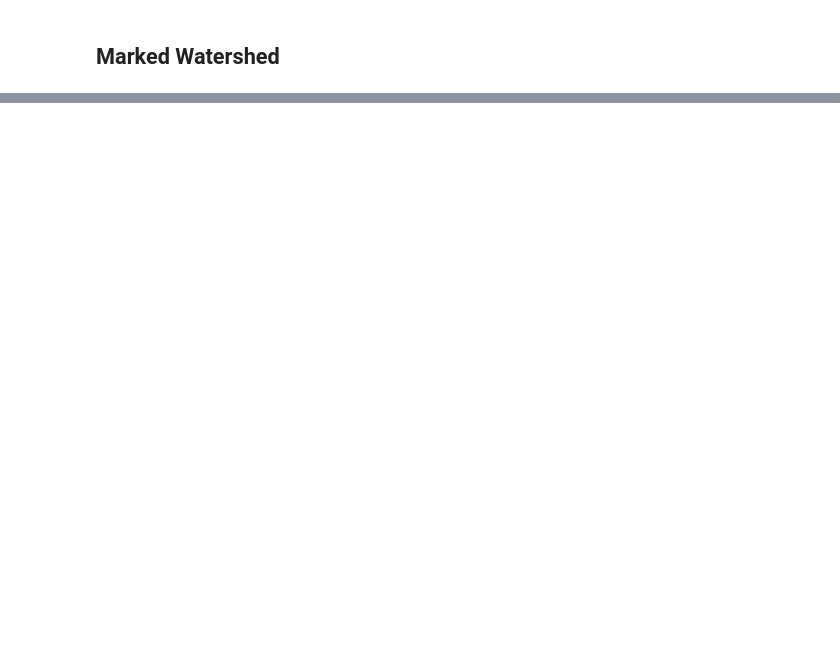
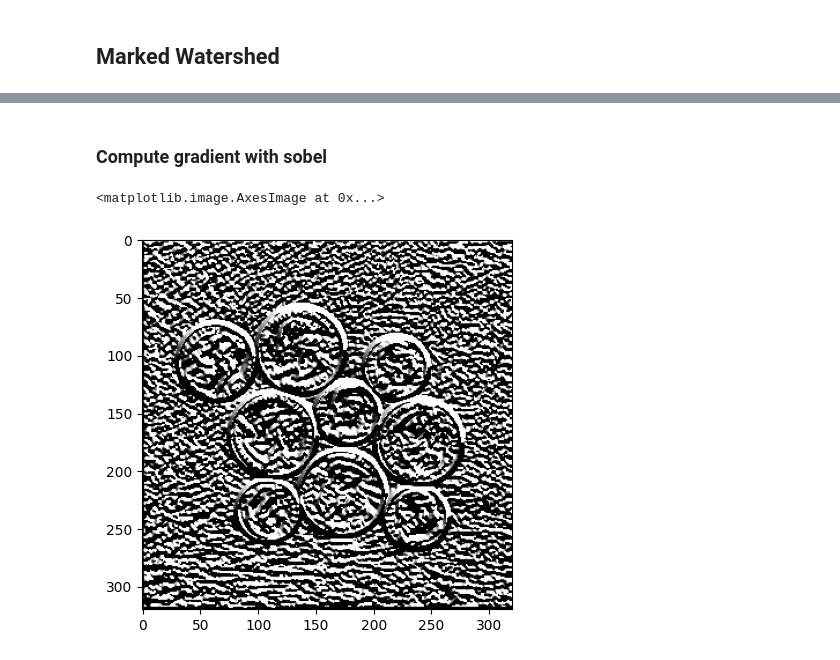
Before and after one commit to oldeu-boi/marker-based-watershed-segmentation-algorithm, a Jupyter notebook: marker-based-watershed-segmentation.ipynb, the cells around one changed output, grey strips where cells are left out. Drawn from its saved outputs; the diff is of its cells as text; code cells hidden in the pictures; blank space fills up the shorter version.

```diff
--- a/marker-based-watershed-segmentation.ipynb
+++ b/marker-based-watershed-segmentation.ipynb
@@ -169,0 +208,53 @@ plt.imshow(reconstructed_image, cmap='gray_r')
+# %% [markdown]
+### Compute gradient with sobel
+# %%
+
+def compute_gradient(input_image):
+
+    # sobel X matris
+    x_sobel = torch.tensor([
+        [-1, 0 ,1],
+        [-2, 0, 2],
+        [-1, 0, 1]
+    ])
+
+    # sobel Y matrix
+    y_sobel = torch.tensor([
+        [-1, -2, -1],
+        [0, 0, 0],
+        [1, 2 , 1]
+    ])
+
+    # padded image
+    padded_image = torch.zeros(input_image.shape[0] + 2, input_image.shape[1] + 2)
+    padding = torch.zeros(1)
+    for i in range(input_image.shape[0]):
+        padded_image[i + 1] = torch.concat((padding, input_image[i], padding))
+
+
+    # output smoothed image
+    output_gradient_magnitue = torch.zeros(input_image.shape[0], input_image.shape[1])
+    output_gradient_direction = torch.zeros(input_image.shape[0], input_image.shape[1])
+
+    # update the output image
+    for row in range(0,input_image.shape[0]):
+        for column in range(0,input_image.shape[1]):
+            # Conv operation, but hardcoding for learning process
+            # extract required matrix
+            extracted_matrix = padded_image[row:row + 3,column:column+3]
+
+            # get sobel multiplication matrixes
+            Gx = torch.sum(extracted_matrix * x_sobel)
+
+            Gy = torch.sum(extracted_matrix * y_sobel)
+
+            # update
+            output_gradient_magnitue[row][column] = torch.sqrt( Gx **2 + Gy ** 2)
+            output_gradient_direction[row][column] = torch.arctan2(Gy, Gx)
+
+    return output_gradient_magnitue, output_gradient_direction
+gradient_magnitue, gradient_direction = compute_gradient(smoothed_image)
+plt.imshow(gradient_direction, cmap='grey', vmin=0, vmax=1)
+# %% [output]
+<matplotlib.image.AxesImage at 0x...>
+[figure, added]
```
Also changed, not shown: parts of 10 cells of this notebook.
